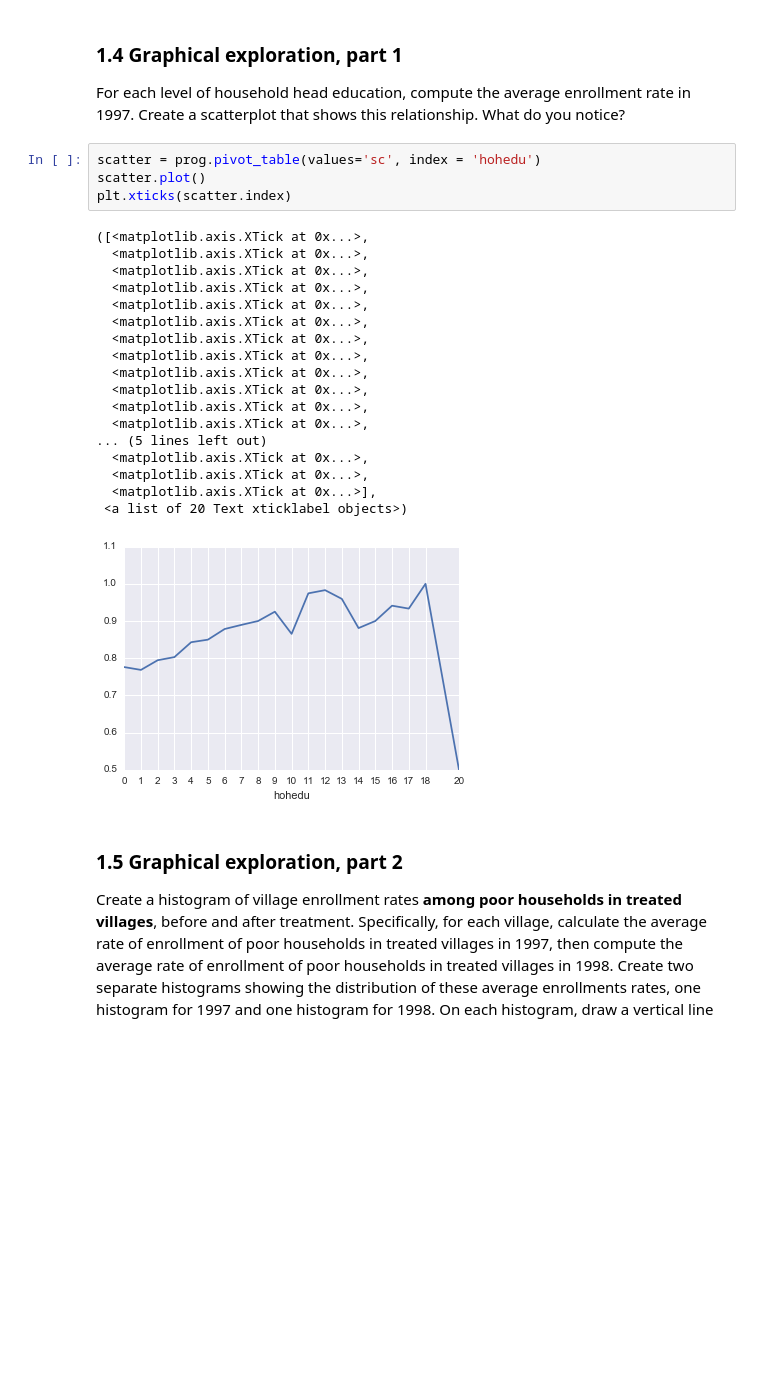
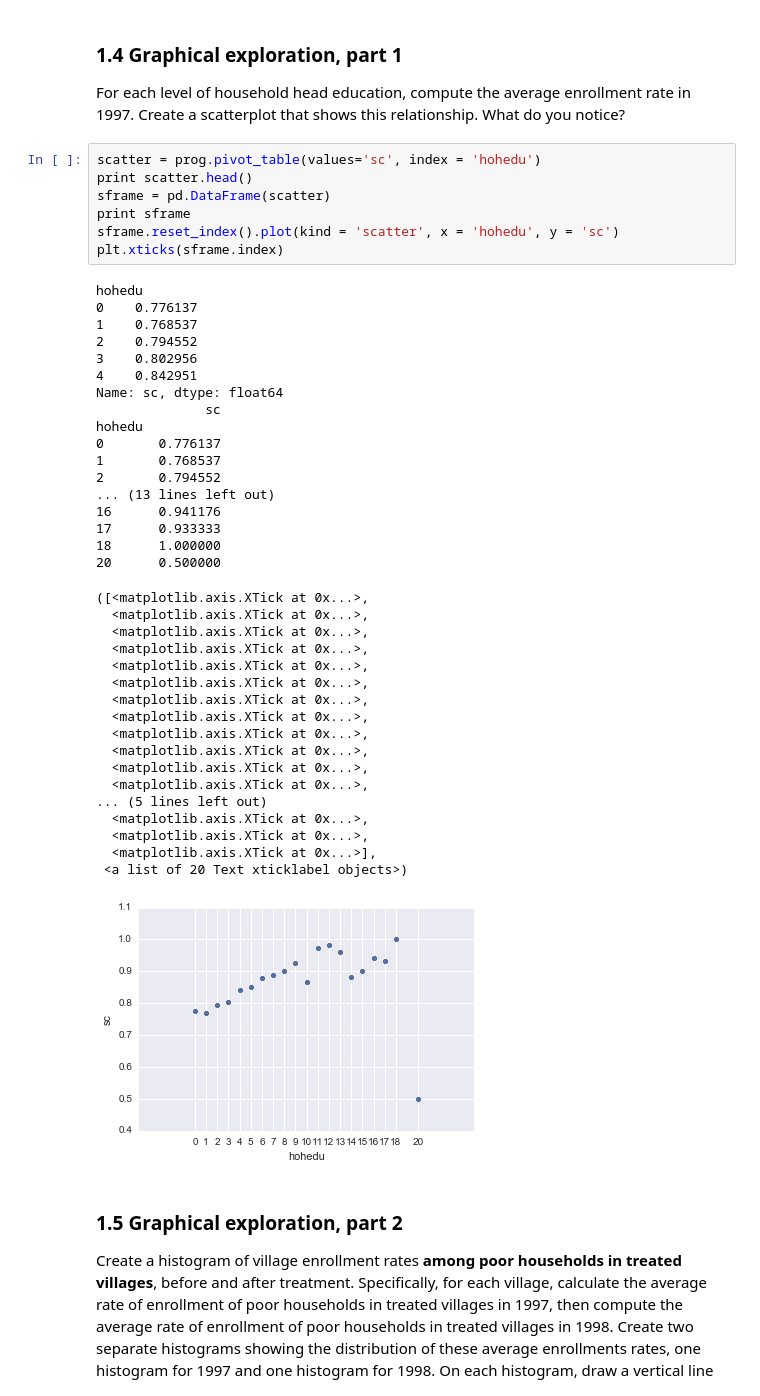
Before and after one commit to abhi32ag/Data_Science_2, a Jupyter notebook: Assignments/Problem_Set_2/Garg-Abhinav-ps2.ipynb, the cells around one changed output. Cells and saved outputs as stored; diff of their text form; blank space fills up the shorter version.

```diff
--- a/Assignments/Problem_Set_2/Garg-Abhinav-ps2.ipynb
+++ b/Assignments/Problem_Set_2/Garg-Abhinav-ps2.ipynb
@@ -186,27 +166,47 @@ Name: sc, dtype: float64
 For each level of household head education, compute the average enrollment rate in 1997. Create a scatterplot that shows this relationship. What do you notice?
 # %%
 scatter = prog.pivot_table(values='sc', index = 'hohedu')
-scatter.plot()
-plt.xticks(scatter.index)
+print scatter.head()
+sframe = pd.DataFrame(scatter)
+print sframe
+sframe.reset_index().plot(kind = 'scatter', x = 'hohedu', y = 'sc')
+plt.xticks(sframe.index)
 # %% [output]
-([<matplotlib.axis.XTick at 0x...>,
-  <matplotlib.axis.XTick at 0x...>,
-  <matplotlib.axis.XTick at 0x...>,
-  <matplotlib.axis.XTick at 0x...>,
-  <matplotlib.axis.XTick at 0x...>,
-  <matplotlib.axis.XTick at 0x...>,
-  <matplotlib.axis.XTick at 0x...>,
-  <matplotlib.axis.XTick at 0x...>,
-  <matplotlib.axis.XTick at 0x...>,
-  <matplotlib.axis.XTick at 0x...>,
-  <matplotlib.axis.XTick at 0x...>,
-  <matplotlib.axis.XTick at 0x...>,
-... (5 lines left out)
-  <matplotlib.axis.XTick at 0x...>,
-  <matplotlib.axis.XTick at 0x...>,
-  <matplotlib.axis.XTick at 0x...>],
- <a list of 20 Text xticklabel objects>)
+hohedu
+0    0.776137
+1    0.768537
+2    0.794552
+3    0.802956
+4    0.842951
+Name: sc, dtype: float64
+              sc
+hohedu
+0       0.776137
+1       0.768537
+2       0.794552
+... (13 lines left out)
+16      0.941176
+17      0.933333
+18      1.000000
+20      0.500000
+([<matplotlib.axis.XTick at 0x...>,
+  <matplotlib.axis.XTick at 0x...>,
+  <matplotlib.axis.XTick at 0x...>,
+  <matplotlib.axis.XTick at 0x...>,
+  <matplotlib.axis.XTick at 0x...>,
+  <matplotlib.axis.XTick at 0x...>,
+  <matplotlib.axis.XTick at 0x...>,
+  <matplotlib.axis.XTick at 0x...>,
+  <matplotlib.axis.XTick at 0x...>,
+  <matplotlib.axis.XTick at 0x...>,
+  <matplotlib.axis.XTick at 0x...>,
+  <matplotlib.axis.XTick at 0x...>,
+... (5 lines left out)
+  <matplotlib.axis.XTick at 0x...>,
+  <matplotlib.axis.XTick at 0x...>,
+  <matplotlib.axis.XTick at 0x...>],
+ <a list of 20 Text xticklabel objects>)
-[figure, old version]
+[figure, new version]
 # %% [markdown]
 ### 1.5 Graphical exploration, part 2
 
```
Also changed, not shown: parts of 3 cells of this notebook.
